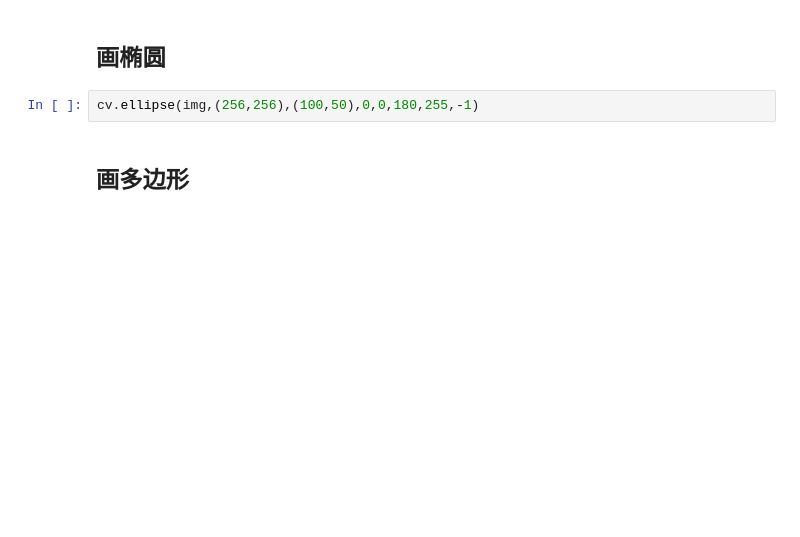
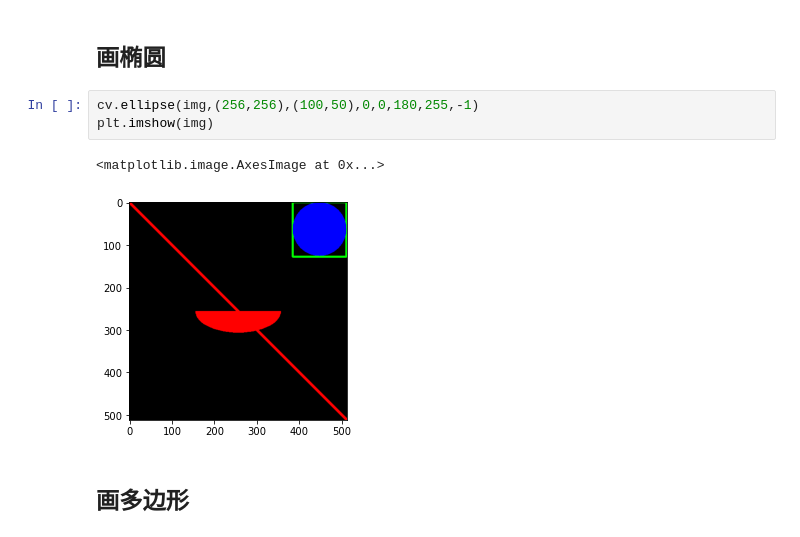
Before and after one commit to ghcn345/OpenCV, a Jupyter notebook: GUI功能.ipynb, the cells around one changed output. Drawn from its saved outputs; the diff is of its cells as text; blank space fills up the shorter version.

```diff
--- a/GUI功能.ipynb
+++ b/GUI功能.ipynb
@@ -187,6 +163,10 @@ cv.circle(img,(447,63), 63, (0,0,255), -1)
 ## 画椭圆
 # %%
 cv.ellipse(img,(256,256),(100,50),0,0,180,255,-1)
+plt.imshow(img)
+# %% [output]
+<matplotlib.image.AxesImage at 0x...>
+[figure, added]
 # %% [markdown]
 ## 画多边形
 # %%
```
Also changed, not shown: parts of 12 cells of this notebook.
